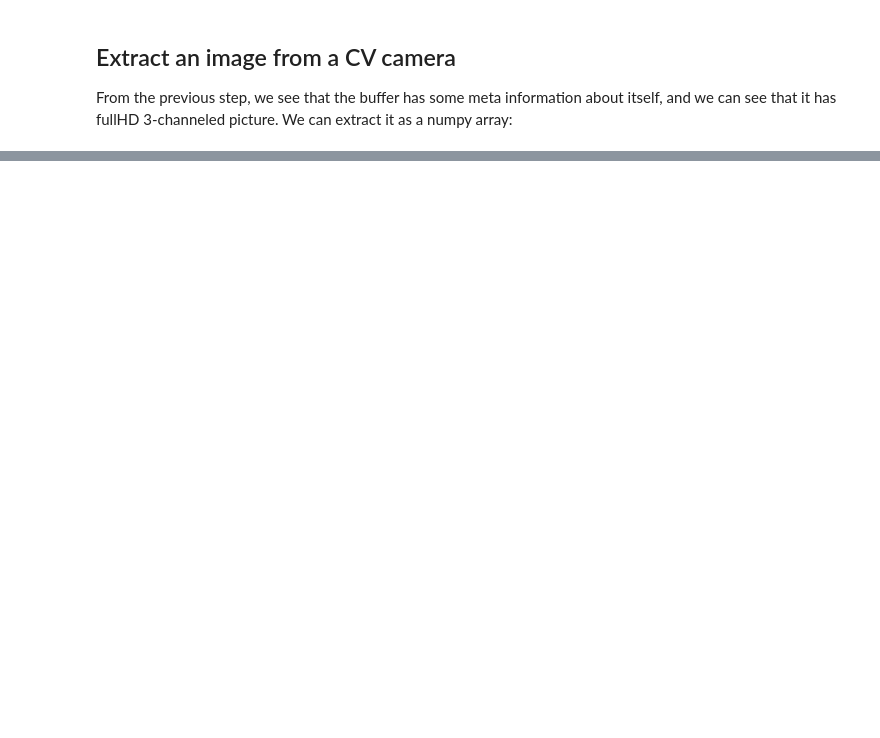
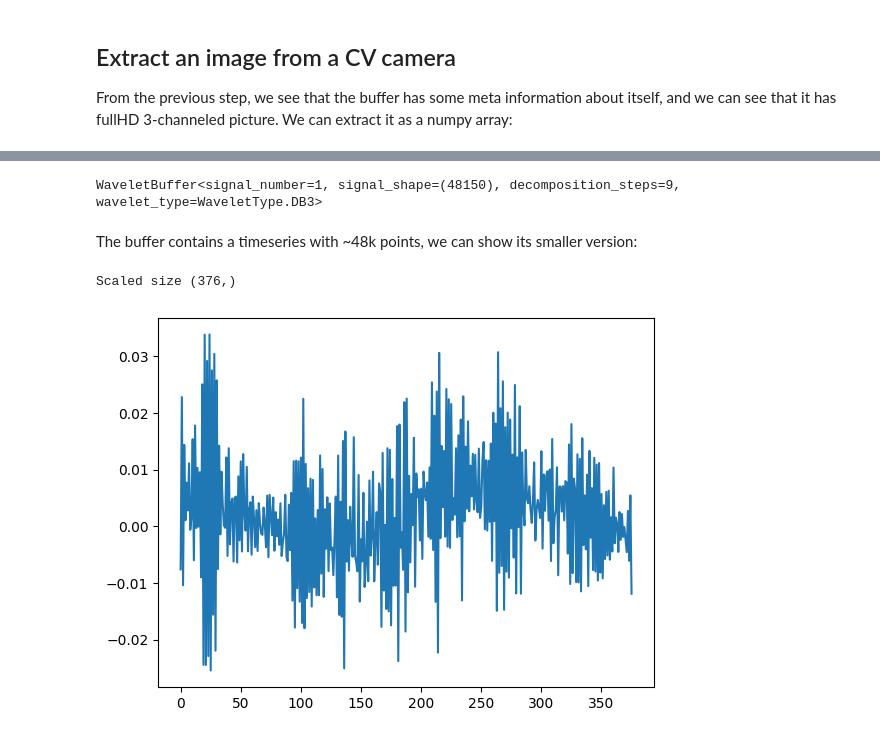
Before and after one commit to panda-official/DriftPythonClient, a Jupyter notebook: docs/tutorials/extract_data.ipynb, the cells around one changed output, grey strips where cells are left out. Saved outputs shown, nothing was run; the diff lists cells and outputs as text; code cells hidden in the pictures; blank space fills up the shorter version.

```diff
--- a/docs/tutorials/extract_data.ipynb
+++ b/docs/tutorials/extract_data.ipynb
@@ -67,0 +77,22 @@ Wavelet decomposition can be applied
+# %%
+package_names = drift_client.get_package_names(
+    "acc-1", datetime.utcnow() - timedelta(seconds=5), datetime.utcnow()
+)
+pkg = drift_client.get_item(package_names[0])
+buffer = pkg.as_buffer()
+print(buffer)
+# %% [output]
+WaveletBuffer<signal_number=1, signal_shape=(48150), decomposition_steps=9, wavelet_type=WaveletType.DB3>
+# %% [markdown]
+The buffer contains a timeseries with ~48k points, we can show its smaller version:
+# %%
+signal = buffer.compose(scale_factor=7)
+print(f"Scaled size {signal.shape}")
+
+import matplotlib.pyplot as plt
+
+plt.plot(signal)
+plt.show()
+# %% [output]
+Scaled size (376,)
+[figure, added]
```
Also changed, not shown: parts of 10 cells of this notebook.
